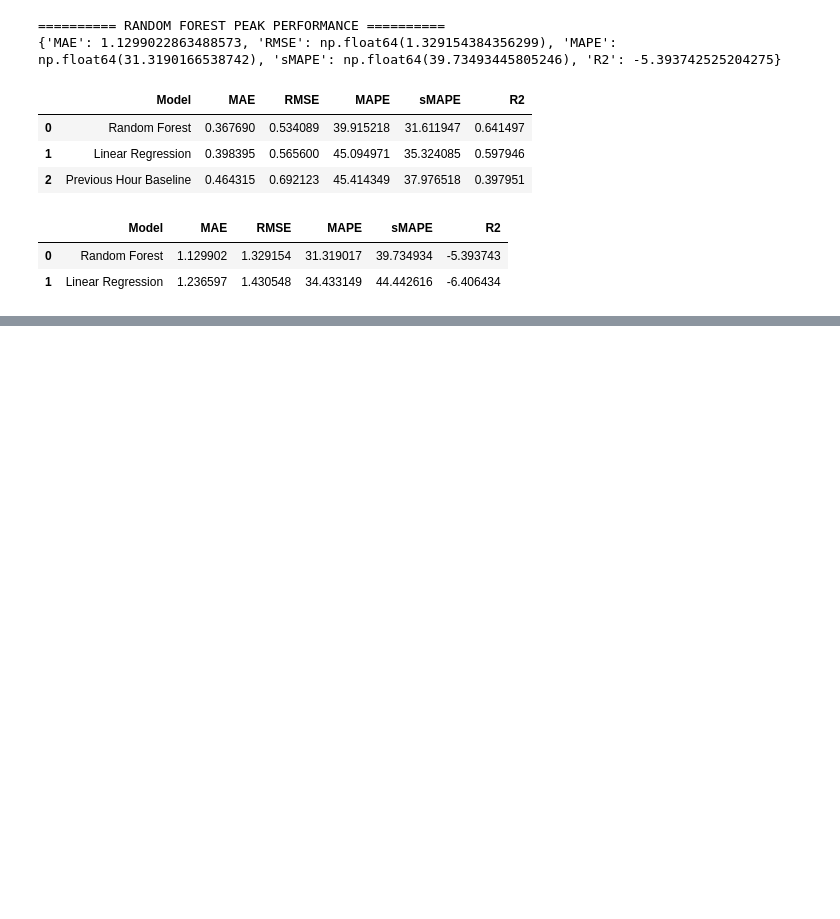
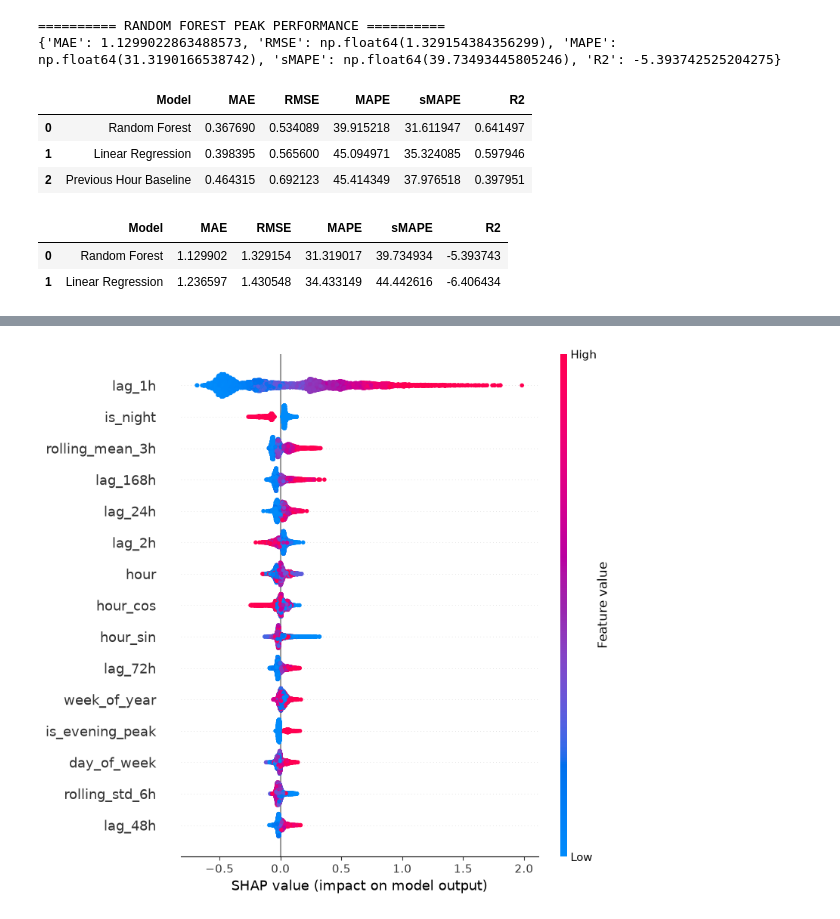
Before and after one commit to Dumi96/ML-Based-Electricity-Demand-Forecasting-Consumption-Anomaly-Detection-for-Smart-Homes, a Jupyter notebook: notebooks/01_data_ingestion_and_quality.ipynb, the cells around one changed output, grey strips where cells are left out. Cells and saved outputs as stored; diff of their text form; code cells hidden in the pictures; blank space fills up the shorter version.

```diff
--- a/notebooks/01_data_ingestion_and_quality.ipynb
+++ b/notebooks/01_data_ingestion_and_quality.ipynb
@@ -3240,0 +4705,17 @@ def test_create_random_forest_model():
+# %%
+import matplotlib.pyplot as plt
+import shap
+
+plt.figure()
+
+shap.summary_plot(
+    shap_values,
+    X_val,
+    max_display=15,
+    show=False
+)
+
+plt.tight_layout()
+plt.show()
+# %% [output]
+[figure, added]
```
Also changed, not shown: parts of 155 cells of this notebook, 16 other files.
